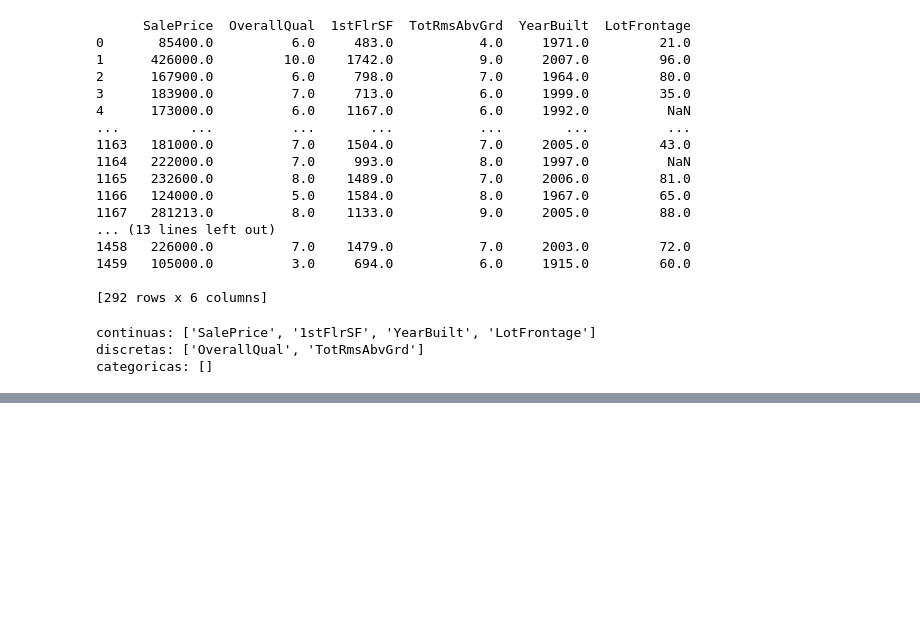
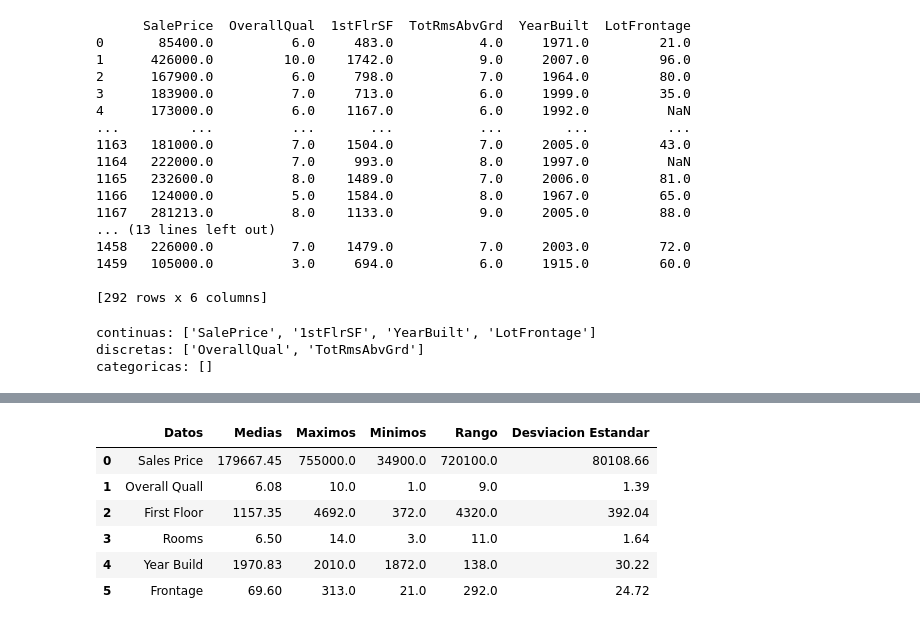
Before and after one commit to dannygar97/Proyecto_1_Python, a Jupyter notebook: Proyecto_1_Daniel_Garcia.ipynb, the cells around one changed output, grey strips where cells are left out. Saved outputs shown, nothing was run; the diff lists cells and outputs as text; code cells hidden in the pictures; blank space fills up the shorter version.

```diff
--- a/Proyecto_1_Daniel_Garcia.ipynb
+++ b/Proyecto_1_Daniel_Garcia.ipynb
@@ -115,9 +122,9 @@ Exploracion_firstfloor = [firstfloor_media,firstfloor_Max,firstfloor_Min,firstfl
 #Exploracion cuarta variable,
 col4 = set_Entrenamiento.to_numpy()[:,3]
 Rooms_media = np.round((np.mean(col4)),2)
-Rooms_Max = np.argmax(col4)
-Rooms_Min = np.argmin(col4)
+Rooms_Max = np.max(col4)
+Rooms_Min = np.min(col4)
 Rooms_Rango = np.ptp(col4)
 Rooms_Desves = np.round((np.std(col4)),2)
-Exploracion_Rooms = [Rooms_media,Rooms_Max,Overall_Min,Rooms_Rango,Rooms_Desves]
+Exploracion_Rooms = [Rooms_media,Rooms_Max,Rooms_Min,Rooms_Rango,Rooms_Desves]
 # %%
@@ -132,9 +139,35 @@ Exploracion_Overall = [Overall_media,Overall_Max,Overall_Min,Overall_Rango,Overa
-# %%
-#Exploracion segunda variable,
-col2 = set_Entrenamiento.to_numpy()[:,1]
-Overall_media = np.round((np.mean(col1)),2)
-Overall_Max = np.argmax(col1)
-Overall_Min = np.argmin(col1)
-Overall_Rango = np.ptp(col1)
-Overall_Desves = np.round((np.std(col1)),2)
-Exploracion_Overall = [Overall_media,Overall_Max,Overall_Min,Overall_Rango,Overall_Desves]
+# %%
+#Exploracion sexta variable,
+col6 = set_Entrenamiento.to_numpy()[:,5]
+Frontage_media = np.round((np.nanmean(col6)),2)
+Frontage_Max = np.nanmax(col6)
+Frontage_Min = np.nanmin(col6)
+Frontage_Rango = Frontage_Max-Frontage_Min #realice la resta ya que ptp no acepta datos nan
+Frontage_Desves = np.round((np.nanstd(col6)),2)
+Frontage_Overall = [Frontage_media,Frontage_Max,Frontage_Min,Frontage_Rango,Frontage_Desves]
+# %%
+#haciendo una tabla con los datos
+Dato_Estadistico = ['Sales Price','Overall Quall','First Floor','Rooms','Year Build','Frontage']
+Media = [Sale_Price_media,Overall_media,firstfloor_media,Rooms_media,Year_media,Frontage_media]
+Maximo = [Sale_Price_Max,Overall_Max,firstfloor_Max,Rooms_Max,Year_Max,Frontage_Max]
+Minimo = [Sale_Price_Min,Overall_Min,firstfloor_Min,Rooms_Min,Year_Min,Frontage_Min]
+Rango = [Sale_Price_Rango,Overall_Rango,firstfloor_Rango,Rooms_Rango,Year_Rango,Frontage_Rango]
+Desviacion = [Sale_Price_Desves,Overall_Desves,firstfloor_Desves,Rooms_Desves,Year_Desves,Frontage_Desves]
+# %%
+Tabla_Exploracion = { 'Datos': Dato_Estadistico,
+         'Medias': pd.Series( Media),
+         'Maximos': pd.Series(Maximo),
+         'Minimos':pd.Series(Minimo),
+         'Rango':pd.Series(Rango),
+         'Desviacion Estandar':pd.Series(Desviacion),
+     }
+df1 = pd.DataFrame(Tabla_Exploracion)
+df1
+# %% [output]
+|  | Datos | Medias | Maximos | Minimos | Rango | Desviacion Estandar |
+| 0 | Sales Price | 179667.45 | 755000.0 | 34900.0 | 720100.0 | 80108.66 |
+| 1 | Overall Quall | 6.08 | 10.0 | 1.0 | 9.0 | 1.39 |
+| 2 | First Floor | 1157.35 | 4692.0 | 372.0 | 4320.0 | 392.04 |
+| 3 | Rooms | 6.50 | 14.0 | 3.0 | 11.0 | 1.64 |
+| 4 | Year Build | 1970.83 | 2010.0 | 1872.0 | 138.0 | 30.22 |
+| 5 | Frontage | 69.60 | 313.0 | 21.0 | 292.0 | 24.72 |
```
Also changed, not shown: parts of 13 cells of this notebook.
